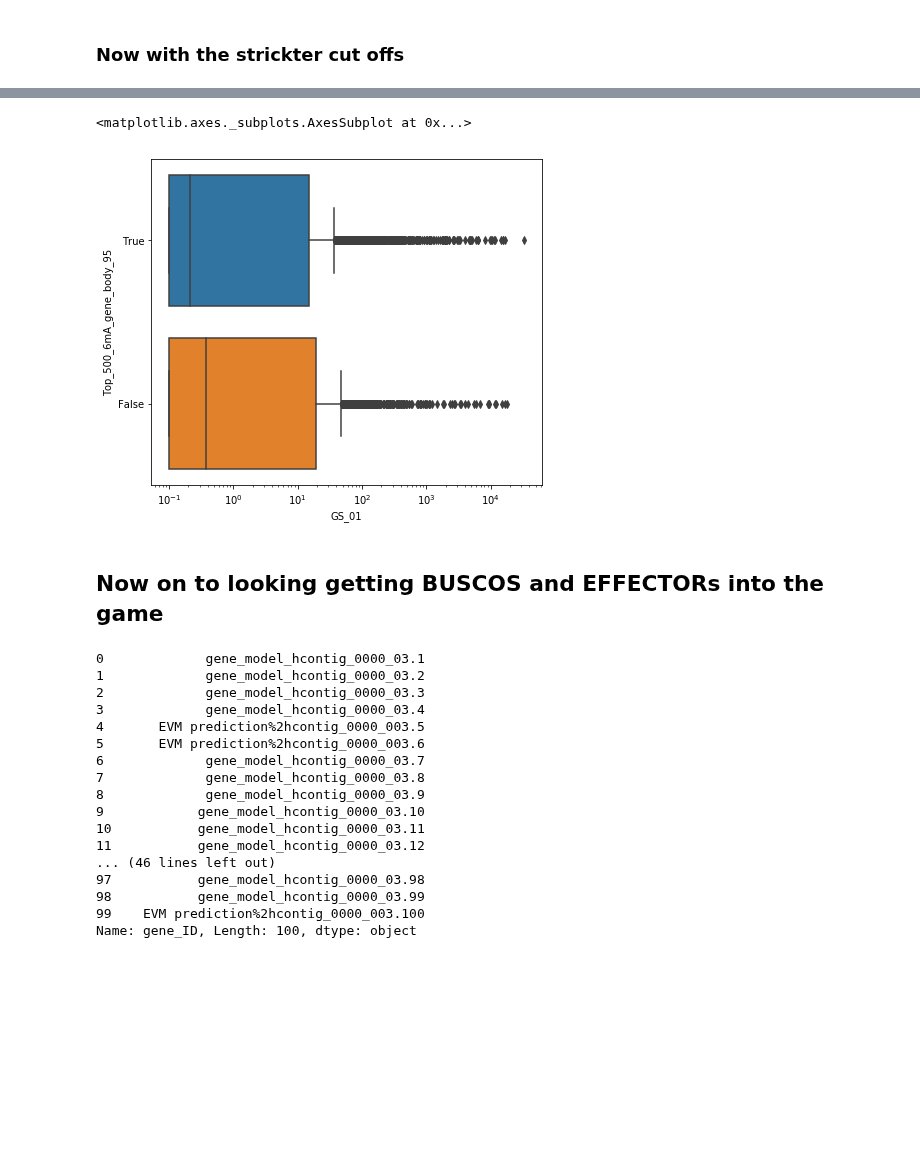
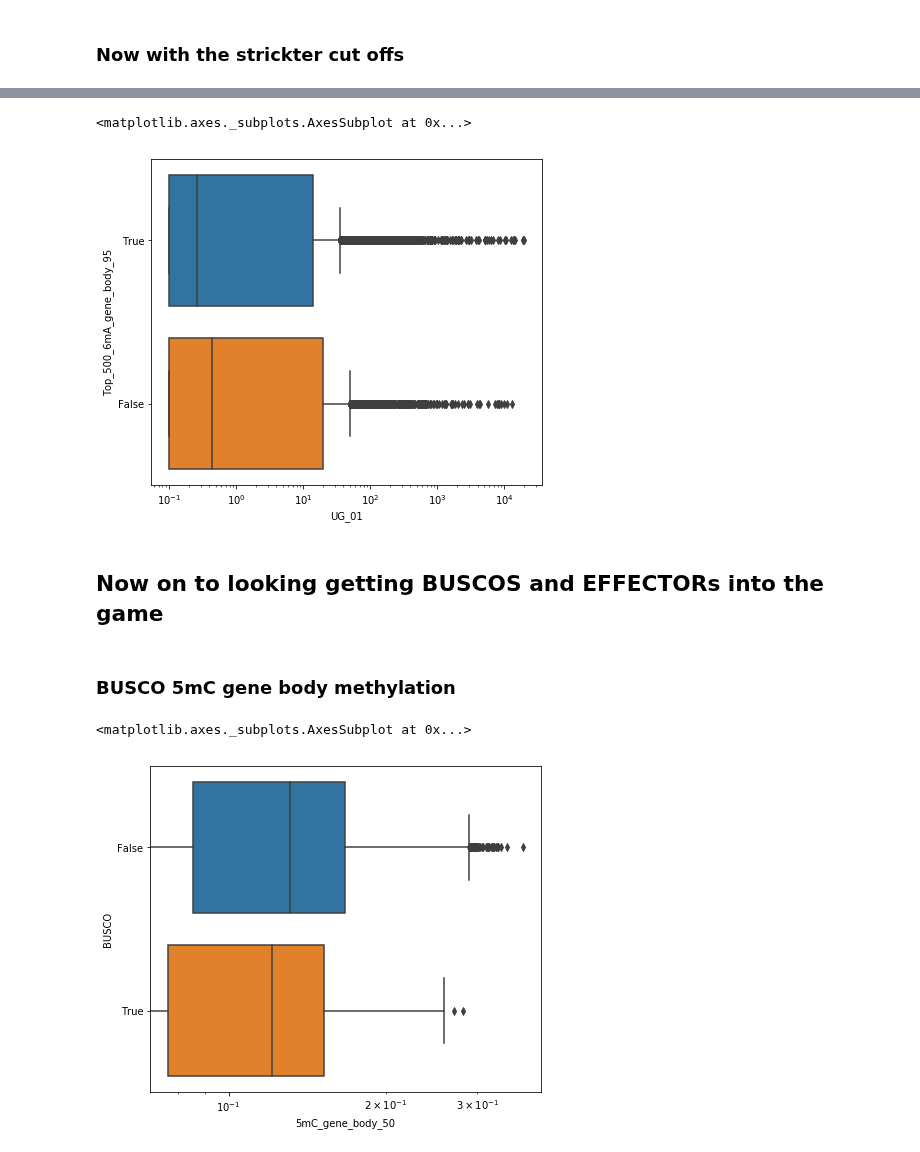
Before and after one commit to BenjaminSchwessinger/Honours_year, a Jupyter notebook: fisher/methylation/Methylations_interpretation.ipynb, the cells around one changed output, grey strips where cells are left out. Saved outputs shown, nothing was run; the diff lists cells and outputs as text; code cells hidden in the pictures; blank space fills up the shorter version.

```diff
--- a/fisher/methylation/Methylations_interpretation.ipynb
+++ b/fisher/methylation/Methylations_interpretation.ipynb
@@ -136,10 +150,10 @@ h_contig_df.loc[h_contig_df.sort_values(by='6mA_gene_body_95', ascending=False).
 #quick plot for comparing expression of highly methylated genes versus the rest
 f, ax = plt.subplots(figsize=(7, 6))
 ax.set_xscale("log")
-sns.boxplot(x='GS_01', y="Top_500_6mA_gene_body_95", data=h_contig_df)
+sns.boxplot(x='UG_01', y="Top_500_6mA_gene_body_95", data=h_contig_df)
 # %% [output]
 <matplotlib.axes._subplots.AxesSubplot at 0x...>
-[figure, old version]
+[figure, new version]
 # %% [markdown]
 ## Now on to looking getting BUSCOS and EFFECTORs into the game
 # %%
@@ -154,22 +168,14 @@ BUSCO_updated_list = [x.replace('evm.TU.', 'gene_model_') for x in BUSCO_list]
 #Please fix gene_ID you have two issuse at once
 #EVM prediction%2, which is easy to fix
 #and 0000_003.5 vs. 0000_03.3. With different amounts of '0' if you fix this during the creation I can show you the rest of the BUSCO and effector part
-h_contig_df.head(100)['gene_ID']
+h_contig_df['BUSCO'] = 'False'
+h_contig_df.loc[h_contig_df.Protein_ID.isin(BUSCO_list), 'BUSCO'] = 'True'
-# %% [output]
-0             gene_model_hcontig_0000_03.1
-1             gene_model_hcontig_0000_03.2
-2             gene_model_hcontig_0000_03.3
-3             gene_model_hcontig_0000_03.4
-4       EVM prediction%2hcontig_0000_003.5
-5       EVM prediction%2hcontig_0000_003.6
-6             gene_model_hcontig_0000_03.7
-7             gene_model_hcontig_0000_03.8
-8             gene_model_hcontig_0000_03.9
-9            gene_model_hcontig_0000_03.10
-10           gene_model_hcontig_0000_03.11
-11           gene_model_hcontig_0000_03.12
-... (46 lines left out)
-97           gene_model_hcontig_0000_03.98
-98           gene_model_hcontig_0000_03.99
-99    EVM prediction%2hcontig_0000_003.100
-Name: gene_ID, Length: 100, dtype: object
+# %% [markdown]
+### BUSCO 5mC gene body methylation
+# %%
+f, ax = plt.subplots(figsize=(7, 6))
+ax.set_xscale("log")
+sns.boxplot(x='5mC_gene_body_50', y="BUSCO", data=h_contig_df)
+# %% [output]
+<matplotlib.axes._subplots.AxesSubplot at 0x...>
+[figure, added]
```
Also changed, not shown: parts of 16 cells of this notebook.
